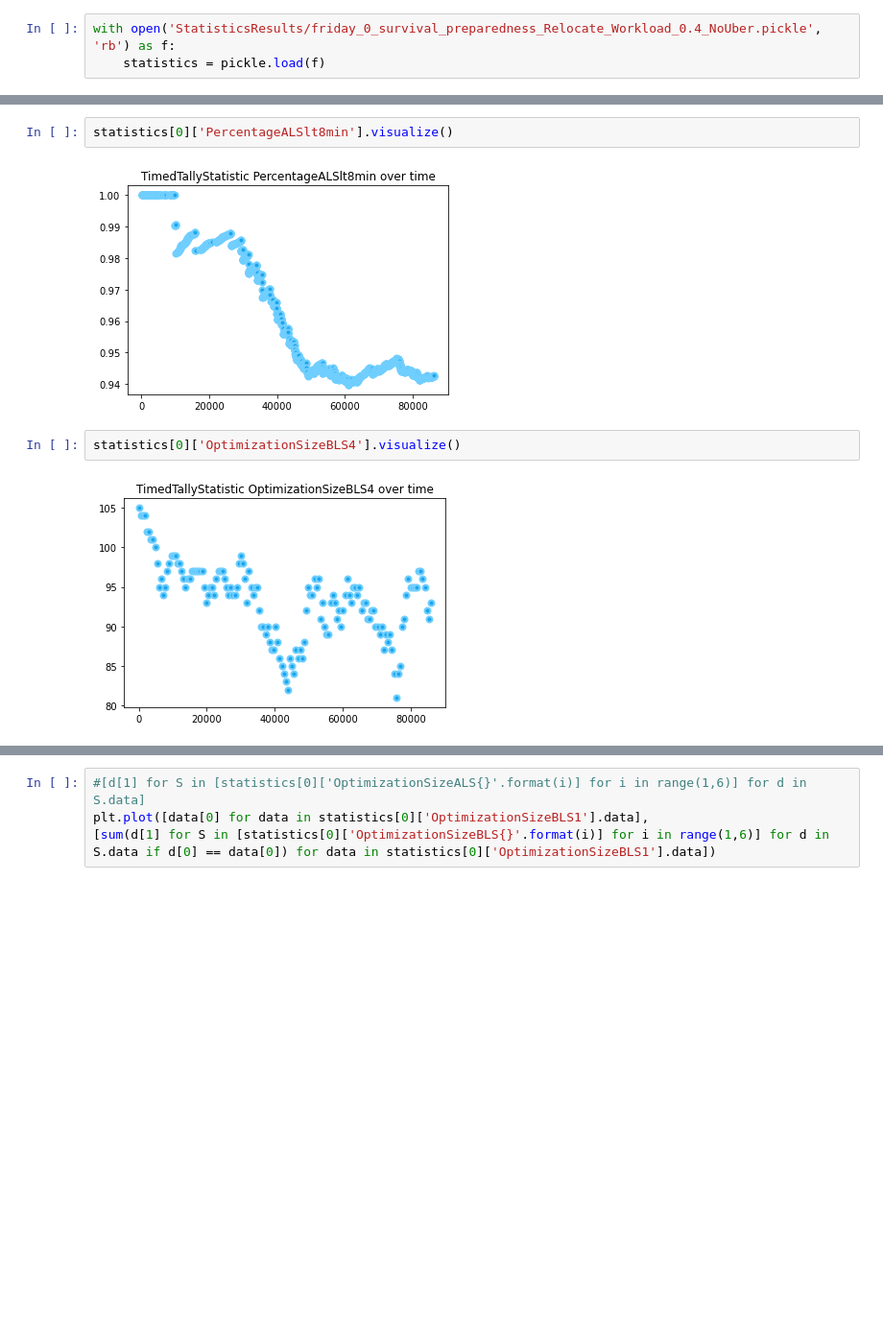
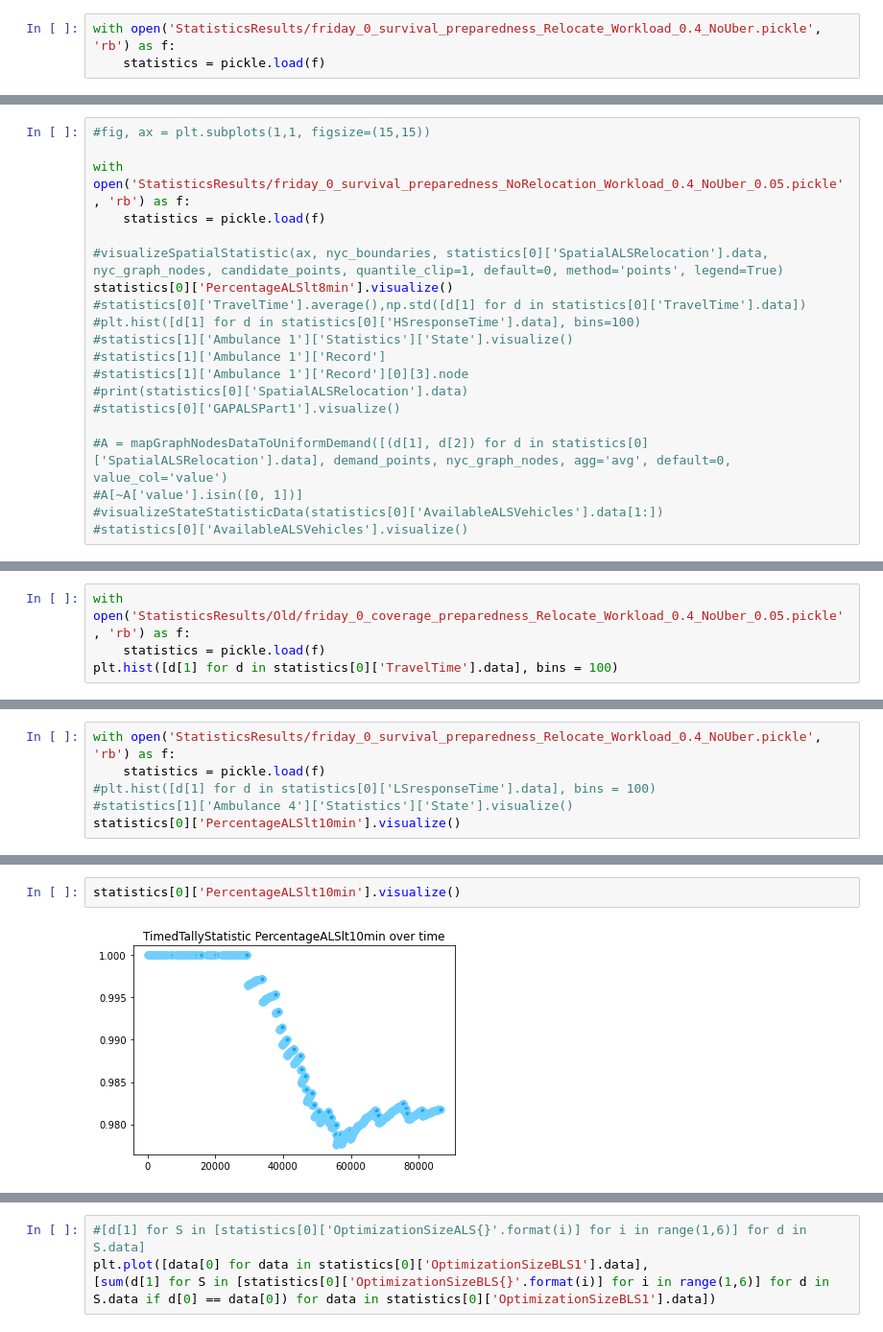
Before and after one commit to yamilbknsu/ems-ny-data, a Jupyter notebook: StatisticsDisplay.ipynb, the cells around one changed output, grey strips where cells are left out. Shown at 96% size. Saved outputs shown, nothing was run; the diff lists cells and outputs as text; blank space fills up the shorter version.

```diff
--- a/StatisticsDisplay.ipynb
+++ b/StatisticsDisplay.ipynb
@@ -10,0 +202,20 @@ def visualizeSpatialStatistic(ax, shp):
+# %%
+#fig, ax = plt.subplots(1,1, figsize=(15,15))
+
+with open('StatisticsResults/friday_0_survival_preparedness_NoRelocation_Workload_0.4_NoUber_0.05.pickle', 'rb') as f:
+    statistics = pickle.load(f)
+
+#visualizeSpatialStatistic(ax, nyc_boundaries, statistics[0]['SpatialALSRelocation'].data, nyc_graph_nodes, candidate_points, quantile_clip=1, default=0, method='points', legend=True)
+statistics[0]['PercentageALSlt8min'].visualize()
+#statistics[0]['TravelTime'].average(),np.std([d[1] for d in statistics[0]['TravelTime'].data])
+#plt.hist([d[1] for d in statistics[0]['HSresponseTime'].data], bins=100)
+#statistics[1]['Ambulance 1']['Statistics']['State'].visualize()
+#statistics[1]['Ambulance 1']['Record']
+#statistics[1]['Ambulance 1']['Record'][0][3].node
+#print(statistics[0]['SpatialALSRelocation'].data)
+#statistics[0]['GAPALSPart1'].visualize()
+
+#A = mapGraphNodesDataToUniformDemand([(d[1], d[2]) for d in statistics[0]['SpatialALSRelocation'].data], demand_points, nyc_graph_nodes, agg='avg', default=0, value_col='value')
+#A[~A['value'].isin([0, 1])]
+#visualizeStateStatisticData(statistics[0]['AvailableALSVehicles'].data[1:])
+#statistics[0]['AvailableALSVehicles'].visualize()
@@ -10,0 +224,4 @@ def visualizeSpatialStatistic(ax, shp):
+# %%
+with open('StatisticsResults/Old/friday_0_coverage_preparedness_Relocate_Workload_0.4_NoUber_0.05.pickle', 'rb') as f:
+    statistics = pickle.load(f)
+plt.hist([d[1] for d in statistics[0]['TravelTime'].data], bins = 100)
@@ -10,0 +247,6 @@ def visualizeSpatialStatistic(ax, shp):
+# %%
+with open('StatisticsResults/friday_0_survival_preparedness_Relocate_Workload_0.4_NoUber.pickle', 'rb') as f:
+    statistics = pickle.load(f)
+#plt.hist([d[1] for d in statistics[0]['LSresponseTime'].data], bins = 100)
+#statistics[1]['Ambulance 4']['Statistics']['State'].visualize()
+statistics[0]['PercentageALSlt10min'].visualize()
@@ -11,8 +255,4 @@ def visualizeSpatialStatistic(ax, shp):
 # %%
-statistics[0]['PercentageALSlt8min'].visualize()
+statistics[0]['PercentageALSlt10min'].visualize()
 # %% [output]
-[figure, old version]
+[figure, new version]
-# %%
-statistics[0]['OptimizationSizeBLS4'].visualize()
-# %% [output]
-[figure, removed]
```
Also changed, not shown: parts of 17 cells of this notebook, 30 other files.
